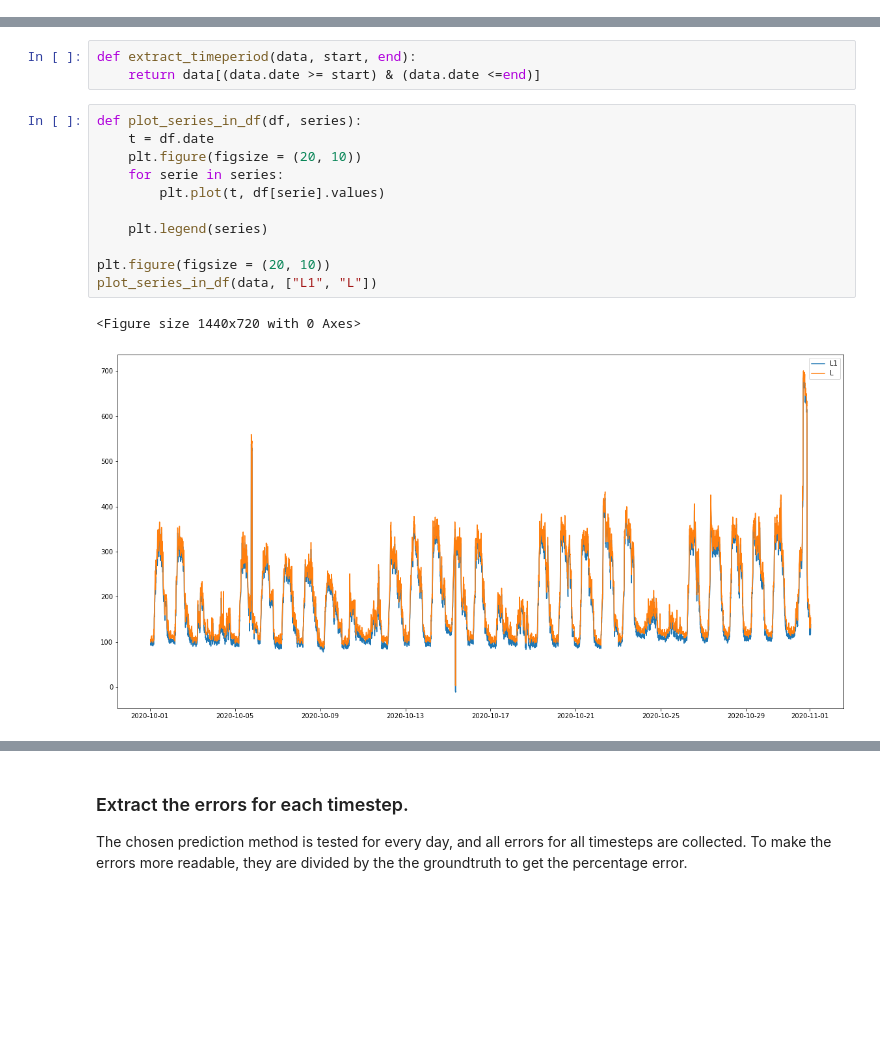
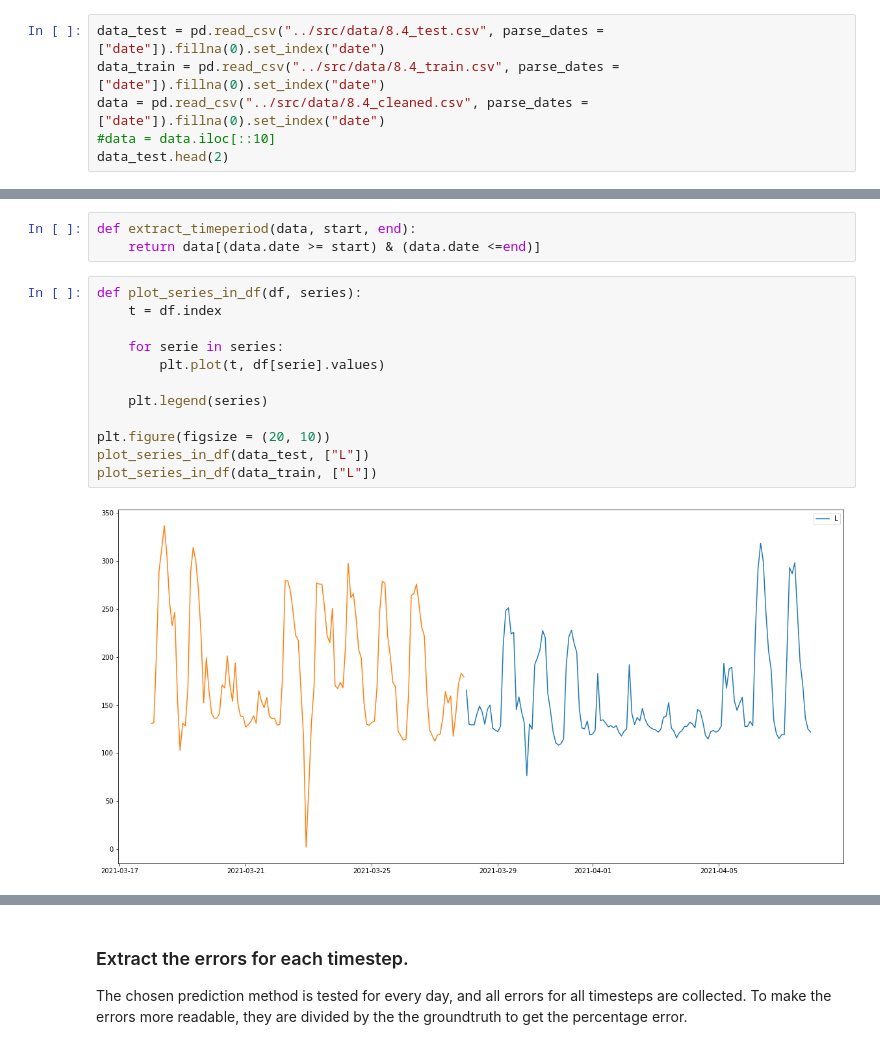
Before and after one commit to theodorhusefest/microgrid-mpc, a Jupyter notebook: data_analysis/load_forecast.ipynb, the cells around one changed output, grey strips where cells are left out. Cells and saved outputs as stored; diff of their text form; blank space fills up the shorter version.

```diff
--- a/data_analysis/load_forecast.ipynb
+++ b/data_analysis/load_forecast.ipynb
@@ -16,0 +9,6 @@ data.head(2)
+# %%
+data_test = pd.read_csv("../src/data/8.4_test.csv", parse_dates = ["date"]).fillna(0).set_index("date")
+data_train = pd.read_csv("../src/data/8.4_train.csv", parse_dates = ["date"]).fillna(0).set_index("date")
+data = pd.read_csv("../src/data/8.4_cleaned.csv", parse_dates = ["date"]).fillna(0).set_index("date")
+#data = data.iloc[::10]
+data_test.head(2)
@@ -61,15 +56,15 @@ def extract_timeperiod(data, start, end):
     return data[(data.date >= start) & (data.date <=end)]
 # %%
 def plot_series_in_df(df, series):
-    t = df.date
-    plt.figure(figsize = (20, 10))
+    t = df.index
+
     for serie in series:
         plt.plot(t, df[serie].values)
 
     plt.legend(series)
 
 plt.figure(figsize = (20, 10))
-plot_series_in_df(data, ["L1", "L"])
+plot_series_in_df(data_test, ["L"])
+plot_series_in_df(data_train, ["L"])
 # %% [output]
-<Figure size 1440x720 with 0 Axes>
-[figure, old version]
+[figure, new version]
```
Also changed, not shown: parts of 19 cells of this notebook, 9 other files.
